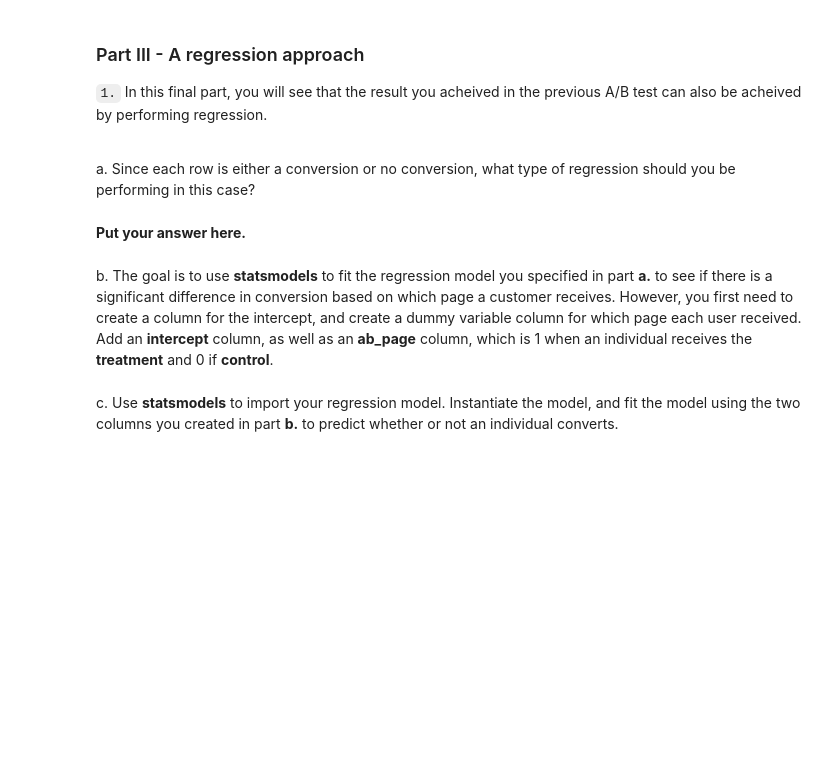
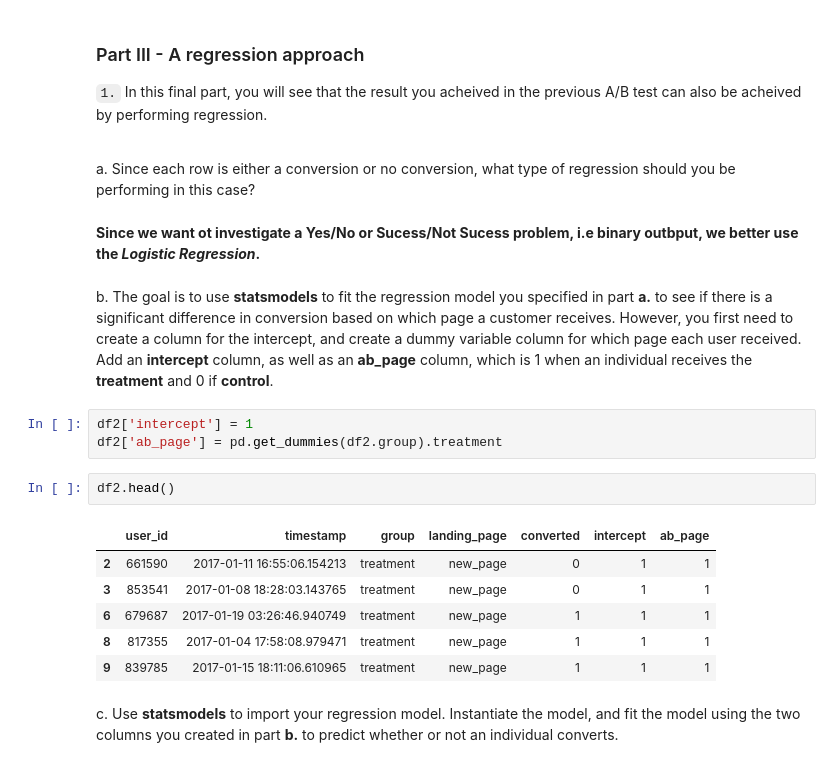
Before and after one commit to lgabs/ABtests, a Jupyter notebook: Analyze_ab_test_results_notebook.ipynb, the cells around one changed output. Drawn from its saved outputs; the diff is of its cells as text; blank space fills up the shorter version.

```diff
--- a/Analyze_ab_test_results_notebook.ipynb
+++ b/Analyze_ab_test_results_notebook.ipynb
@@ -280,9 +370,21 @@ n. What do the z-score and p-value you computed in the previous question mean fo
 `1.` In this final part, you will see that the result you acheived in the previous A/B test can also be acheived by performing regression.<br><br>
 
 a. Since each row is either a conversion or no conversion, what type of regression should you be performing in this case?
-# %% [markdown]
-**Put your answer here.**
+# %% [markdown]
+**Since we want ot investigate a Yes/No or Sucess/Not Sucess problem, i.e binary outbput, we better use the *Logistic Regression*.**
 # %% [markdown]
 b. The goal is to use **statsmodels** to fit the regression model you specified in part **a.** to see if there is a significant difference in conversion based on which page a customer receives.  However, you first need to create a column for the intercept, and create a dummy variable column for which page each user received.  Add an **intercept** column, as well as an **ab_page** column, which is 1 when an individual receives the **treatment** and 0 if **control**.
+# %%
+df2['intercept'] = 1
+df2['ab_page'] = pd.get_dummies(df2.group).treatment
+# %%
+df2.head()
+# %% [output]
+|  | user_id | timestamp | group | landing_page | converted | intercept | ab_page |
+| 2 | 661590 | 2017-01-11 16:55:06.154213 | treatment | new_page | 0 | 1 | 1 |
+| 3 | 853541 | 2017-01-08 18:28:03.143765 | treatment | new_page | 0 | 1 | 1 |
+| 6 | 679687 | 2017-01-19 03:26:46.940749 | treatment | new_page | 1 | 1 | 1 |
+| 8 | 817355 | 2017-01-04 17:58:08.979471 | treatment | new_page | 1 | 1 | 1 |
+| 9 | 839785 | 2017-01-15 18:11:06.610965 | treatment | new_page | 1 | 1 | 1 |
 # %% [markdown]
 c. Use **statsmodels** to import your regression model.  Instantiate the model, and fit the model using the two columns you created in part **b.** to predict whether or not an individual converts.
```
Also changed, not shown: parts of 48 cells of this notebook, 1 other file.
